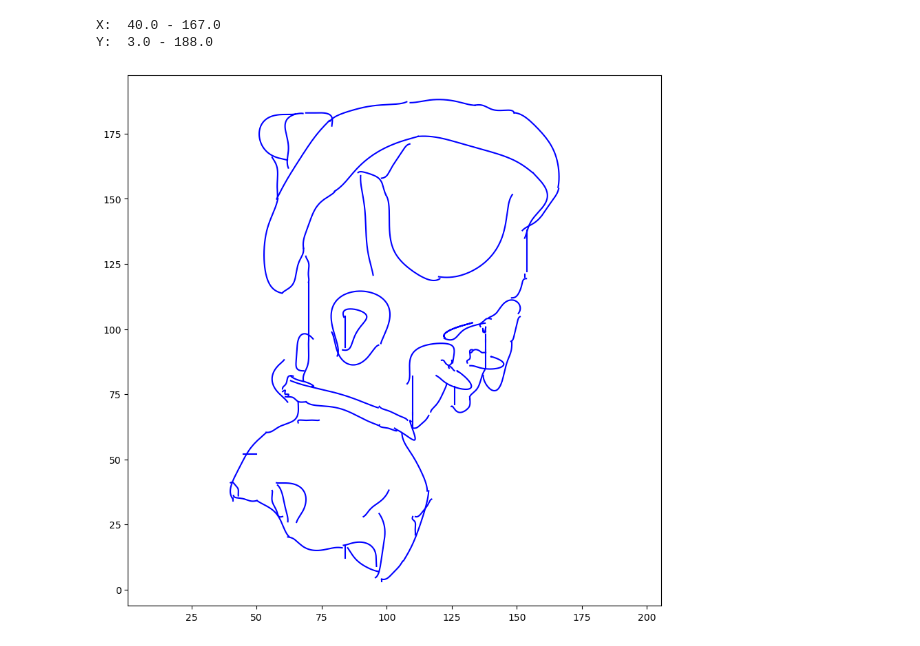
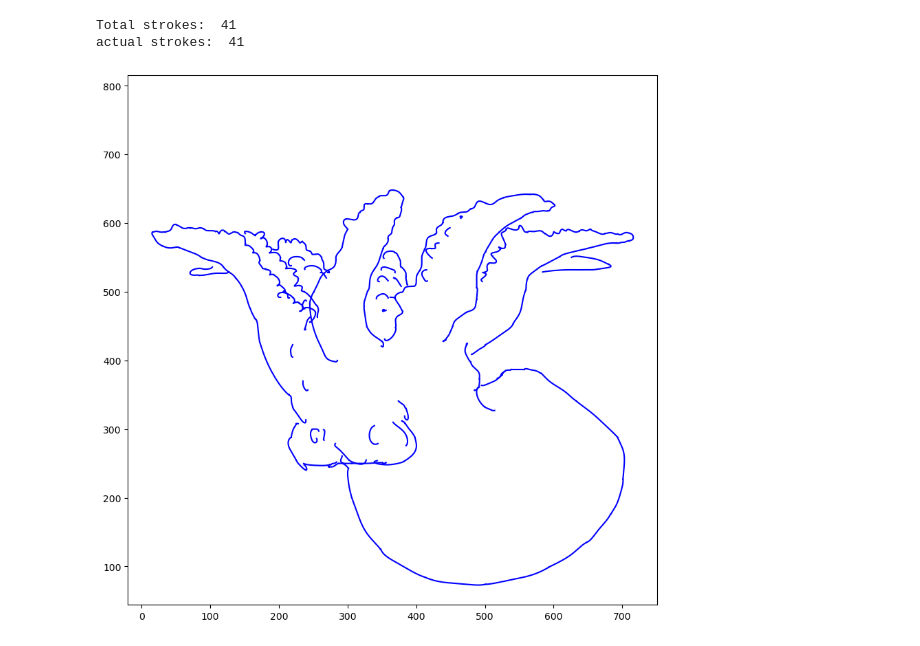
Before and after one commit to popi-x/beziercurvefitting, a Jupyter notebook: optimizedBezier.ipynb, the cells around one changed output. Saved outputs shown, nothing was run; the diff lists cells and outputs as text; code cells hidden in the pictures.

```diff
--- a/optimizedBezier.ipynb
+++ b/optimizedBezier.ipynb
@@ -12,8 +12,11 @@ def extractStrokes(fileName: str):
     totalStrokes = len(data['strokes'])
     strokes = []
     for i in range(totalStrokes):
-        strokes.append(data['strokes'][i]['path'])
-    #print("Total strokes: ", totalStrokes)
+        if data['strokes'][i]['draw_type'] == 0:
+            strokes.append(data['strokes'][i]['path'])
+        else:
+            continue
+    print("Total strokes: ", totalStrokes)
     return strokes
 # %%
 def comb(n, r):
@@ -46,8 +49,6 @@ def getControlPoints(points, order):
     #print(length, D)
     S = [D[i] / D[-1] for i in range(length)]
     S = np.array(S)
-    '''if np.isnan(S).any():
-        print(points)'''
     #print(S)
     T = np.tile(S, (order, 1)).transpose()
     T = np.power(T, np.arange(order))
@@ -80,55 +67,60 @@ def getRange(ran, p):
+# %%
+def removeDuplicate(points):
+    newPoints = []
+    for i in range(len(points)):
+        if i == 0:
+            newPoints.append(points[i])
+        else:
+            if np.linalg.norm(points[i] - points[i-1]) > 0:
+                newPoints.append(points[i])
+    return np.array(newPoints)
 # %%
 #points = np.array([[0, 0], [-1, 3], [4, 3], [6, 0], [7, 2.5]])
-fileName = 'N013_0_2_GCN_Armor_cat.json' #put the file name here
+fileName = 'N036_9_1_webOctopus.json' #put the file name here
 step = 0.001 #put the time step here
 
 strokes = extractStrokes(fileName)
 #print(strokes)
-#print(len(strokes))
+print('actual strokes: ', len(strokes))
 time = np.arange(0,1,step)
 plt.figure(figsize=(10,10))
-ran = [[100, 100], [0, 0]]
-rang = [0, 0]
 
 for points in strokes:
-    points = np.rint(np.array(points) / 4)
+    points = np.array(points)
     if np.unique(points, axis=0).shape[0] == 1:
         continue
-
     if len(points) <= 6:
         order = len(points) - 1
     else:
         order = 6
     T = np.tile(time, (order, 1)).transpose()
     T = np.power(T, np.arange(order))
-    if len(points) > 200:
-        for i in range(0, len(points), 200):
-            p = points[i:i+200]
+    points = removeDuplicate(points)
+    if len(points) > 20:
+        for i in range(0, len(points), 19):
+            p = points[i:i+20]
             if np.unique(p, axis=0).shape[0] == 1:
                 continue
-            ran = getRange(ran, p)
+            #ran = getRange(ran, p)
             #rang = getR(rang, p)
             path = generatePath(p, order, T)
+
+
             px, py = path[:,0], path[:,1]
             plt.plot(px, py, 'b-')
     else:
-        ran = getRange(ran, points)
-        #rang = getR(rang, points)
         path = generatePath(points, order, T)
         #x, y = points[:, 0], points[:, 1]
         px, py = path[:,0], path[:,1]
         plt.plot(px, py, 'b-')
-    #plt.plot(x, y, 'r.')
-plt.axis('equal')
+        #plt.plot(x, y, 'r.')
+plt.axis('square')
 plt.savefig(fileName[:-5] + '_optimized.png')
 
 img = Image.open(fileName[:-5] + '_optimized.png')
 img = img.rotate(180).transpose(Image.FLIP_LEFT_RIGHT)
 img.save(fileName[:-5] + '_optimized.png')
-
-print('X: ', ran[0][0],'-',ran[1][0], '\nY: ', ran[0][1],'-',ran[1][1])
-#print('Range: ', rang[0], rang[1])
 # %% [output]
-X:  40.0 - 167.0
-Y:  3.0 - 188.0
+Total strokes:  41
+actual strokes:  41
-[figure, old version]
+[figure, new version]
```
Also changed, not shown: parts of 1 cell of this notebook.
